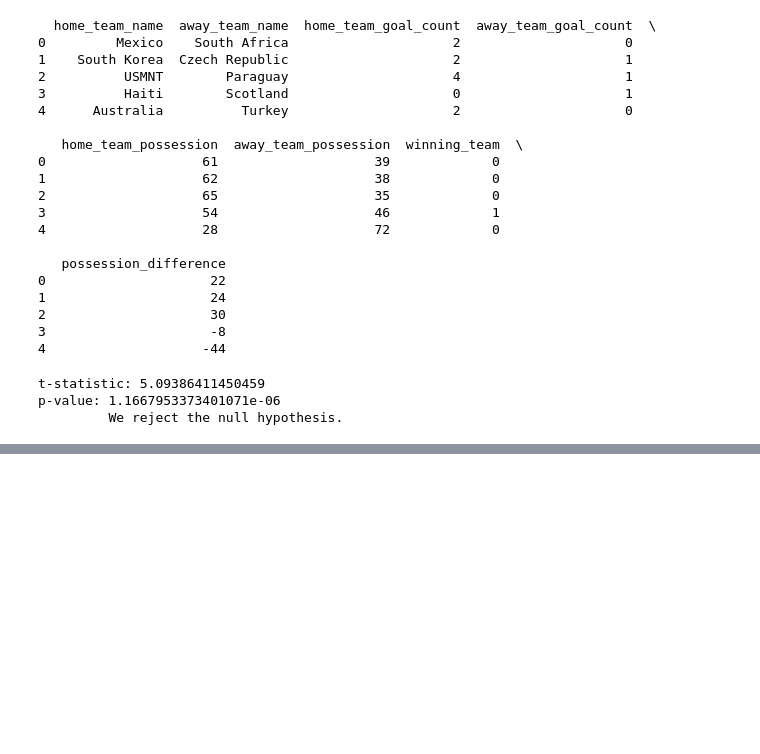
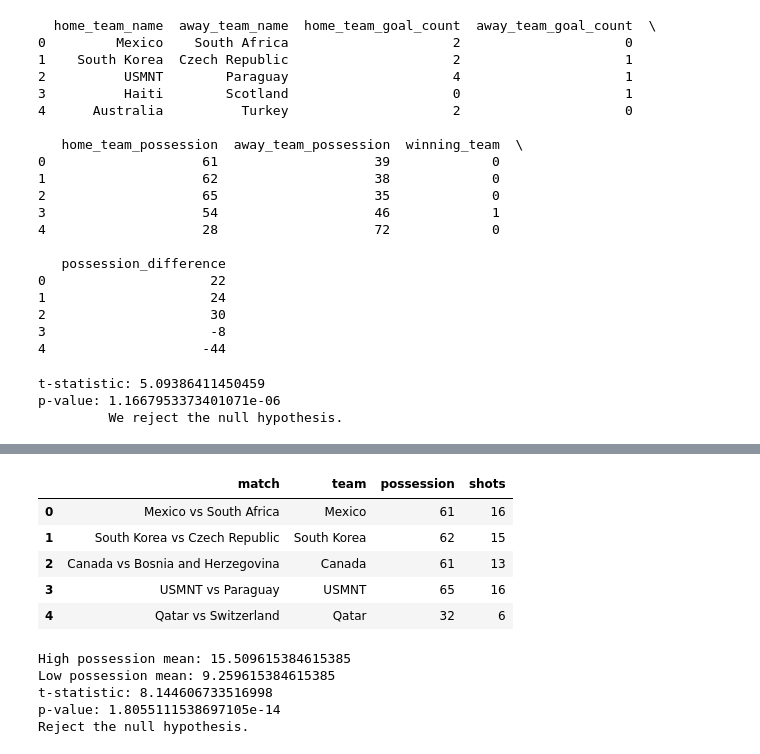
Before and after one commit to rupeshghimire7/HIT140_WorldCup_A1, a Jupyter notebook: HIT140_possesion.ipynb, the cells around one changed output, grey strips where cells are left out. Saved outputs shown, nothing was run; the diff lists cells and outputs as text; code cells hidden in the pictures; blank space fills up the shorter version.

```diff
--- a/HIT140_possesion.ipynb
+++ b/HIT140_possesion.ipynb
@@ -126,3 +126,76 @@ df.describe(include='all')
 | 50% | NaN | NaN | 2.000000 | 1.000000 | 52.000000 | ... |
 | 75% | NaN | NaN | 3.000000 | 2.000000 | 61.250000 | ... |
 | max | NaN | NaN | 7.000000 | 6.000000 | 79.000000 | ... |
+# %%
+df2 = pd.read_csv(file_path)
+df2 = df2[
+        [
+            'home_team_name',
+            'away_team_name',
+            'home_team_shots',
+            'away_team_shots',
+            'home_team_possession',
+            'away_team_possession'
+        ]
+    ].copy()
+df2['match'] = (
+    df2['home_team_name'] + ' vs ' + df2['away_team_name']
+)
+
+df_long = pd.concat([
+    df2[['match','home_team_name', 'home_team_possession', 'home_team_shots']]
+        .rename(columns={
+            'home_team_name': 'team',
+            'home_team_possession': 'possession',
+            'home_team_shots': 'shots'
+        }),
+
+    df2[['match','away_team_name', 'away_team_possession', 'away_team_shots']]
+        .rename(columns={
+            'away_team_name': 'team',
+            'away_team_possession': 'possession',
+            'away_team_shots': 'shots'
+        })
+], ignore_index=True)
+
+df_long.head()
+# %% [output]
+|  | match | team | possession | shots |
+| 0 | Mexico vs South Africa | Mexico | 61 | 16 |
+| 1 | South Korea vs Czech Republic | South Korea | 62 | 15 |
+| 2 | Canada vs Bosnia and Herzegovina | Canada | 61 | 13 |
+| 3 | USMNT vs Paraguay | USMNT | 65 | 16 |
+| 4 | Qatar vs Switzerland | Qatar | 32 | 6 |
+# %%
+import scipy.stats as st
+
+# Split teams into two groups
+#high_possesion > 50% possesion
+#low_possesion < 50% possesion
+high_possession = df_long[df_long['possession'] > 50]['shots']
+low_possession = df_long[df_long['possession'] < 50]['shots']
+
+# Two-sample t-test
+#H0: high-possesion mean shot = low possesion mean shot
+#H1: high possesion mean shot > low possesion mean shot
+t_stat, p_value = st.ttest_ind(
+    high_possession,
+    low_possession,
+    alternative='greater'
+)
+
+print("High possession mean:", high_possession.mean())
+print("Low possession mean:", low_possession.mean())
+print("t-statistic:", t_stat)
+print("p-value:", p_value)
+
+if p_value < 0.05:
+    print("Reject the null hypothesis.")
+else:
+    print("Fail to reject the null hypothesis.")
+# %% [output]
+High possession mean: 15.509615384615385
+Low possession mean: 9.259615384615385
+t-statistic: 8.144606733516998
+p-value: 1.8055111538697105e-14
+Reject the null hypothesis.
```
Also changed, not shown: parts of 3 cells of this notebook.
